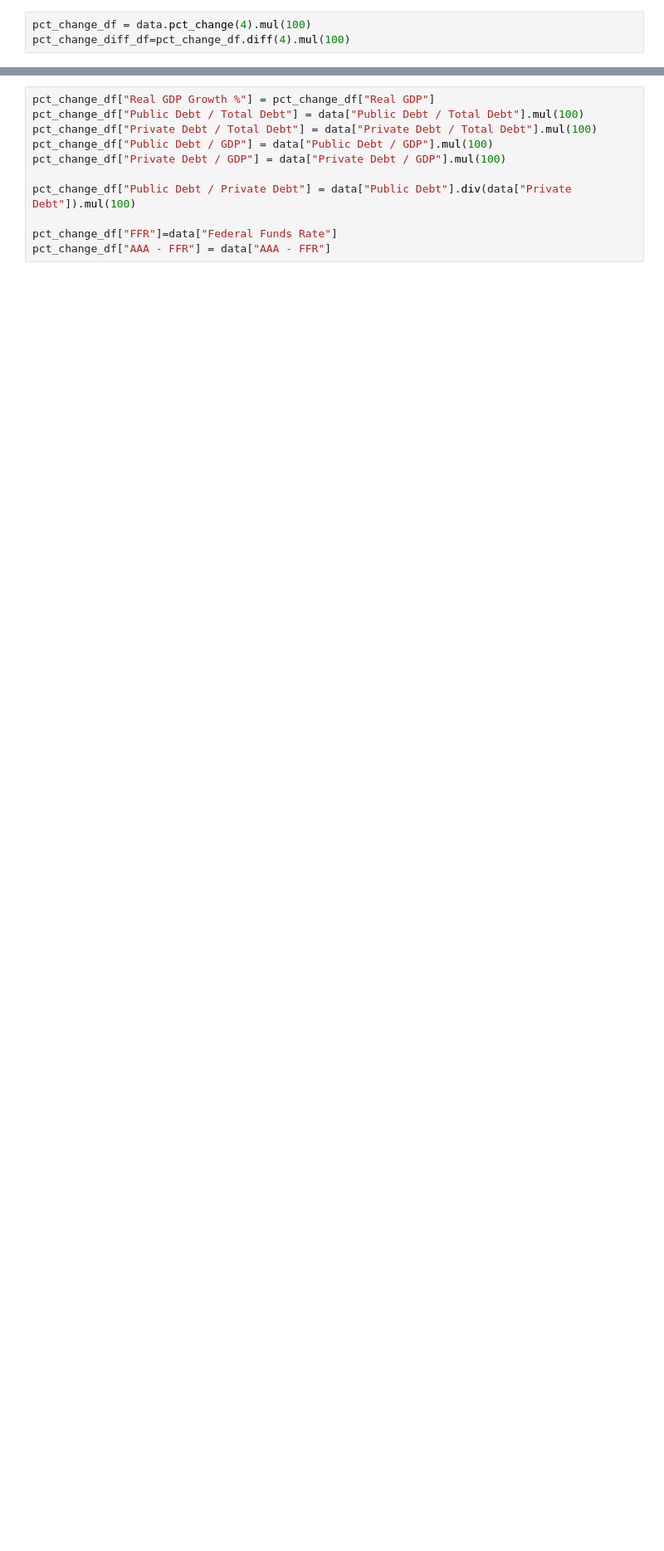
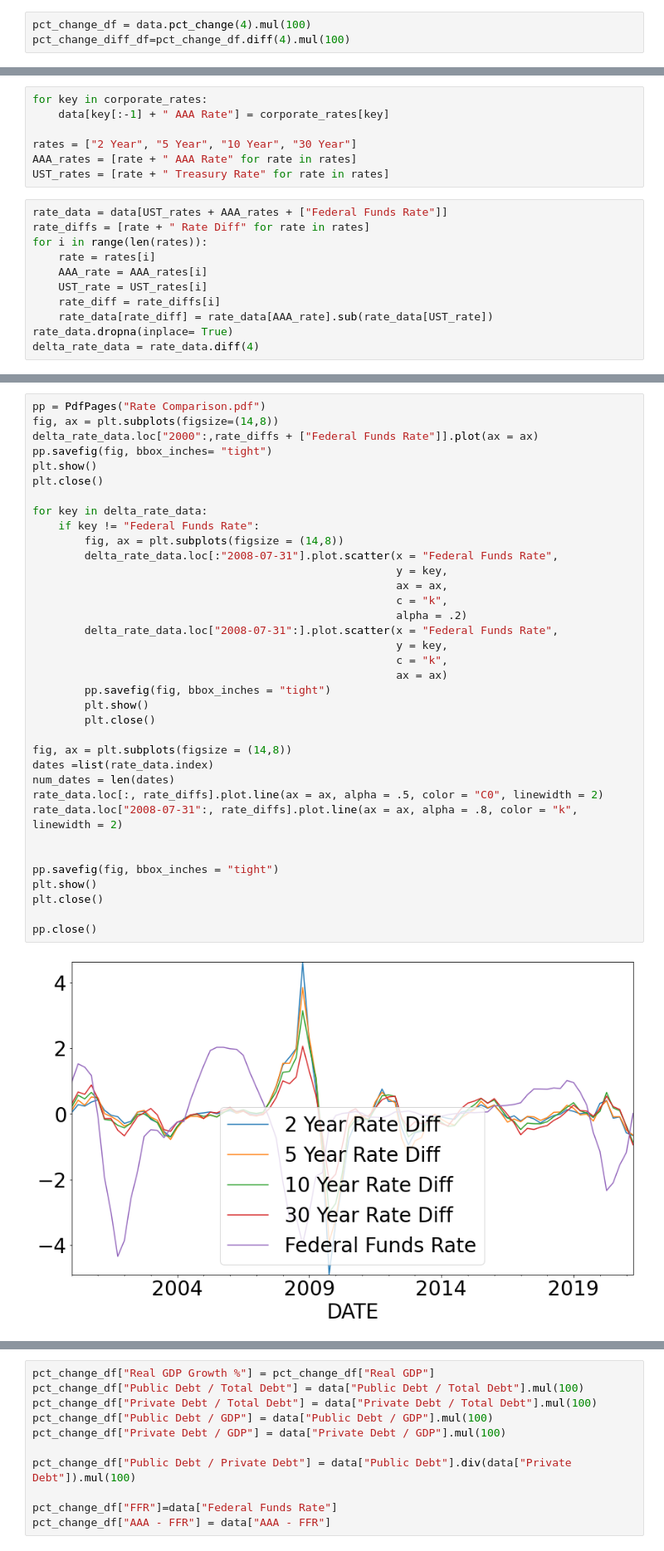
Before and after one commit to jlcatonjr/Learn-Python-for-Stats-and-Econ, a Jupyter notebook: Projects/SMP Data/Lending.ipynb, the cells around one changed output, grey strips where cells are left out. Shown at 83% size. Saved outputs shown, nothing was run; the diff lists cells and outputs as text; blank space fills up the shorter version.

```diff
--- a/Projects/SMP Data/Lending.ipynb
+++ b/Projects/SMP Data/Lending.ipynb
@@ -228,0 +251,18 @@ pct_change_diff_df=pct_change_df.diff(4).mul(100)
+# %%
+for key in corporate_rates:
+    data[key[:-1] + " AAA Rate"] = corporate_rates[key]
+
+rates = ["2 Year", "5 Year", "10 Year", "30 Year"]
+AAA_rates = [rate + " AAA Rate" for rate in rates]
+UST_rates = [rate + " Treasury Rate" for rate in rates]
+# %%
+rate_data = data[UST_rates + AAA_rates + ["Federal Funds Rate"]]
+rate_diffs = [rate + " Rate Diff" for rate in rates]
+for i in range(len(rates)):
+    rate = rates[i]
+    AAA_rate = AAA_rates[i]
+    UST_rate = UST_rates[i]
+    rate_diff = rate_diffs[i]
+    rate_data[rate_diff] = rate_data[AAA_rate].sub(rate_data[UST_rate])
+rate_data.dropna(inplace= True)
+delta_rate_data = rate_data.diff(4)
@@ -228,0 +279,38 @@ pct_change_diff_df=pct_change_df.diff(4).mul(100)
+# %%
+pp = PdfPages("Rate Comparison.pdf")
+fig, ax = plt.subplots(figsize=(14,8))
+delta_rate_data.loc["2000":,rate_diffs + ["Federal Funds Rate"]].plot(ax = ax)
+pp.savefig(fig, bbox_inches= "tight")
+plt.show()
+plt.close()
+
+for key in delta_rate_data:
+    if key != "Federal Funds Rate":
+        fig, ax = plt.subplots(figsize = (14,8))
+        delta_rate_data.loc[:"2008-07-31"].plot.scatter(x = "Federal Funds Rate",
+                                                        y = key,
+                                                        ax = ax,
+                                                        c = "k",
+                                                        alpha = .2)
+        delta_rate_data.loc["2008-07-31":].plot.scatter(x = "Federal Funds Rate",
+                                                        y = key,
+                                                        c = "k",
+                                                        ax = ax)
+        pp.savefig(fig, bbox_inches = "tight")
+        plt.show()
+        plt.close()
+
+fig, ax = plt.subplots(figsize = (14,8))
+dates =list(rate_data.index)
+num_dates = len(dates)
+rate_data.loc[:, rate_diffs].plot.line(ax = ax, alpha = .5, color = "C0", linewidth = 2)
+rate_data.loc["2008-07-31":, rate_diffs].plot.line(ax = ax, alpha = .8, color = "k", linewidth = 2)
+
+
+pp.savefig(fig, bbox_inches = "tight")
+plt.show()
+plt.close()
+
+pp.close()
+# %% [output]
+[figure, added]
```
Also changed, not shown: parts of 4 cells of this notebook, 4 other files.
